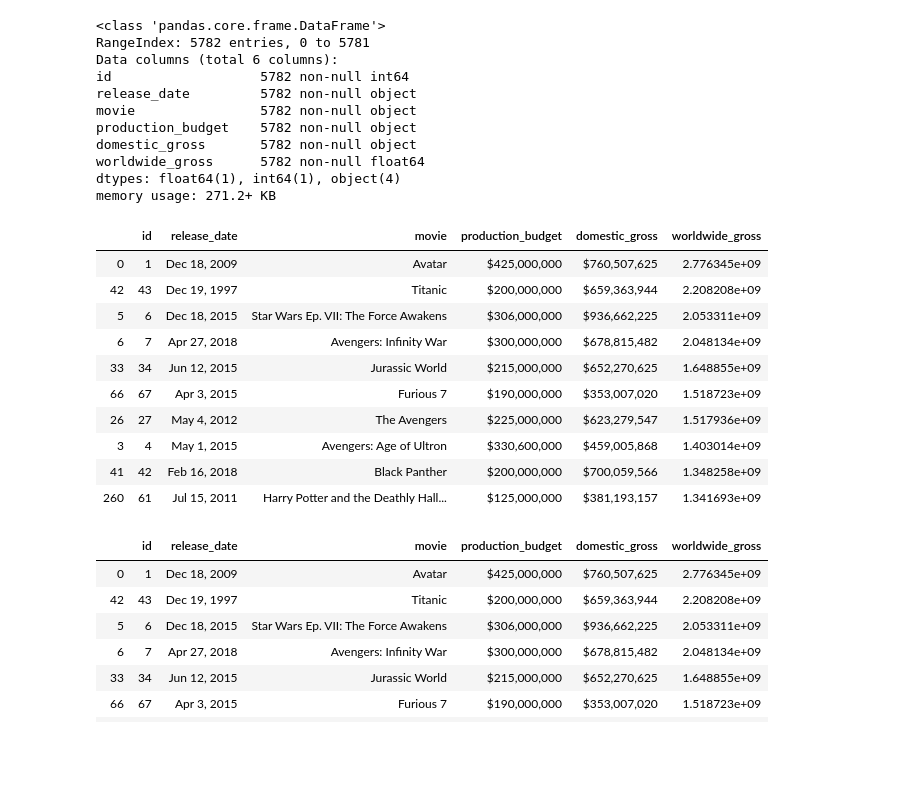
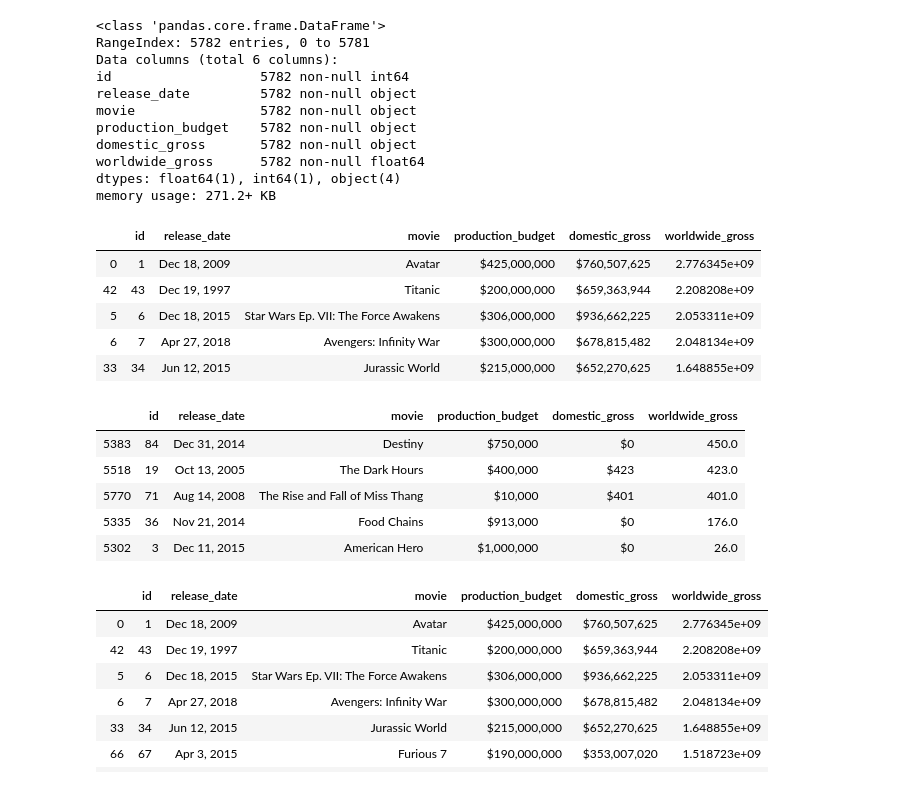
Before and after one commit to cristinamtown/dsc-mod-1-project-v2-1-onl01-dtsc-pt-041320, a Jupyter notebook: student.ipynb, the cells around one changed output. Drawn from its saved outputs; the diff is of its cells as text; code cells hidden in the pictures; blank space fills up the shorter version.

```diff
--- a/student.ipynb
+++ b/student.ipynb
@@ -384,22 +384,29 @@ domestic_gross       5782 non-null object
 worldwide_gross      5782 non-null float64
 dtypes: float64(1), int64(1), object(4)
 memory usage: 271.2+ KB
+# %%
+# Drop any film with worldwide_gross = 0, b/c it means wasn't released in theaters
+df_tn = df_tn[df_tn.worldwide_gross != 0]
 # %%
 #Sort by total gross
 df_tn_sort = df_tn.sort_values(by=['worldwide_gross'], ascending=False)
-df_tn_sort.head(10)
+df_tn_sort.head()
 # %% [output]
 |  | id | release_date | movie | production_budget | domestic_gross | worldwide_gross |
 | 0 | 1 | Dec 18, 2009 | Avatar | $425,000,000 | $760,507,625 | 2.776345e+09 |
 | 42 | 43 | Dec 19, 1997 | Titanic | $200,000,000 | $659,363,944 | 2.208208e+09 |
 | 5 | 6 | Dec 18, 2015 | Star Wars Ep. VII: The Force Awakens | $306,000,000 | $936,662,225 | 2.053311e+09 |
 | 6 | 7 | Apr 27, 2018 | Avengers: Infinity War | $300,000,000 | $678,815,482 | 2.048134e+09 |
 | 33 | 34 | Jun 12, 2015 | Jurassic World | $215,000,000 | $652,270,625 | 1.648855e+09 |
-| 66 | 67 | Apr 3, 2015 | Furious 7 | $190,000,000 | $353,007,020 | 1.518723e+09 |
-| 26 | 27 | May 4, 2012 | The Avengers | $225,000,000 | $623,279,547 | 1.517936e+09 |
-| 3 | 4 | May 1, 2015 | Avengers: Age of Ultron | $330,600,000 | $459,005,868 | 1.403014e+09 |
-| 41 | 42 | Feb 16, 2018 | Black Panther | $200,000,000 | $700,059,566 | 1.348258e+09 |
-| 260 | 61 | Jul 15, 2011 | Harry Potter and the Deathly Hall... | $125,000,000 | $381,193,157 | 1.341693e+09 |
+# %%
+df_tn_sort.tail()
+# %% [output]
+|  | id | release_date | movie | production_budget | domestic_gross | worldwide_gross |
+| 5383 | 84 | Dec 31, 2014 | Destiny | $750,000 | $0 | 450.0 |
+| 5518 | 19 | Oct 13, 2005 | The Dark Hours | $400,000 | $423 | 423.0 |
+| 5770 | 71 | Aug 14, 2008 | The Rise and Fall of Miss Thang | $10,000 | $401 | 401.0 |
+| 5335 | 36 | Nov 21, 2014 | Food Chains | $913,000 | $0 | 176.0 |
+| 5302 | 3 | Dec 11, 2015 | American Hero | $1,000,000 | $0 | 26.0 |
 # %%
 # Graph 20 highest grossing movies
 df_top20 = df_tn_sort[:20]
```
Also changed, not shown: parts of 57 cells of this notebook, 1 other file.
